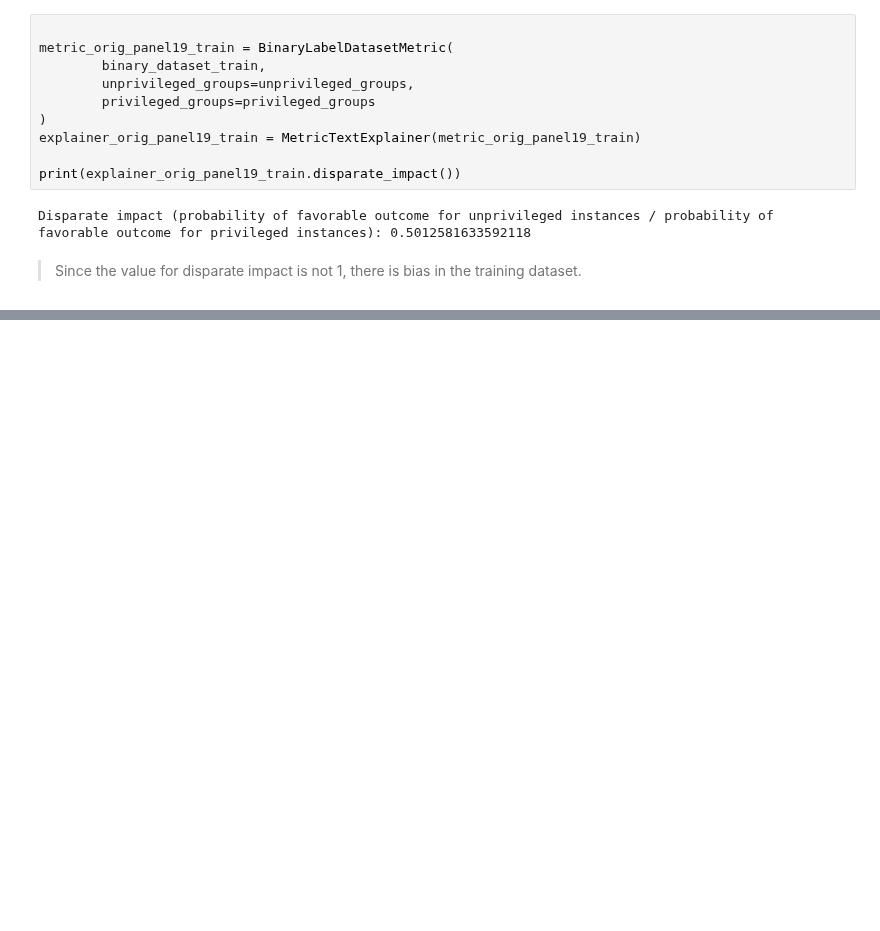
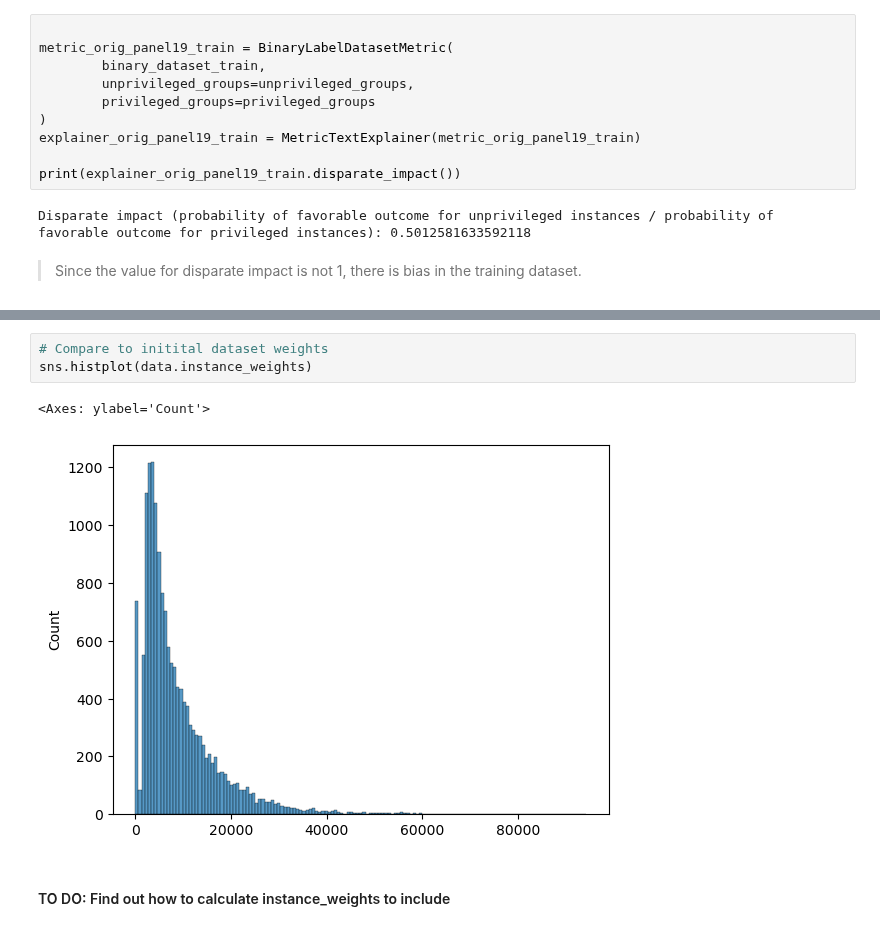
Before and after one commit to jirvingphd/iowa-prisoner-recidivism-mod-3-project, a Jupyter notebook: aifairness-tutorial-medical-expenditure.ipynb, the cells around one changed output, grey strips where cells are left out. Cells and saved outputs as stored; diff of their text form; blank space fills up the shorter version.

```diff
--- a/aifairness-tutorial-medical-expenditure.ipynb
+++ b/aifairness-tutorial-medical-expenditure.ipynb
@@ -314,0 +334,8 @@ Disparate impact (probability of favorable outcome for unprivileged instances /
+# %%
+# Compare to initital dataset weights
+sns.histplot(data.instance_weights)
+# %% [output]
+<Axes: ylabel='Count'>
+[figure, added]
+# %% [markdown]
+#### TO DO: Find out how to calculate instance_weights to include
```
Also changed, not shown: parts of 10 cells of this notebook.
